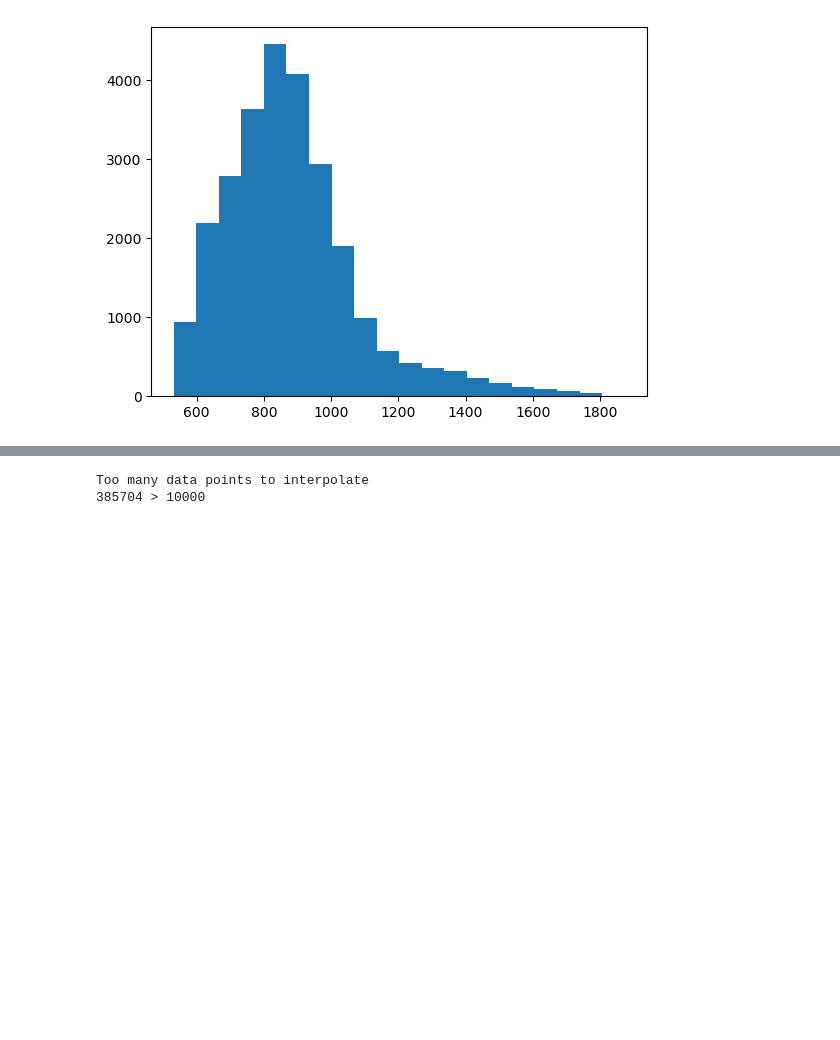
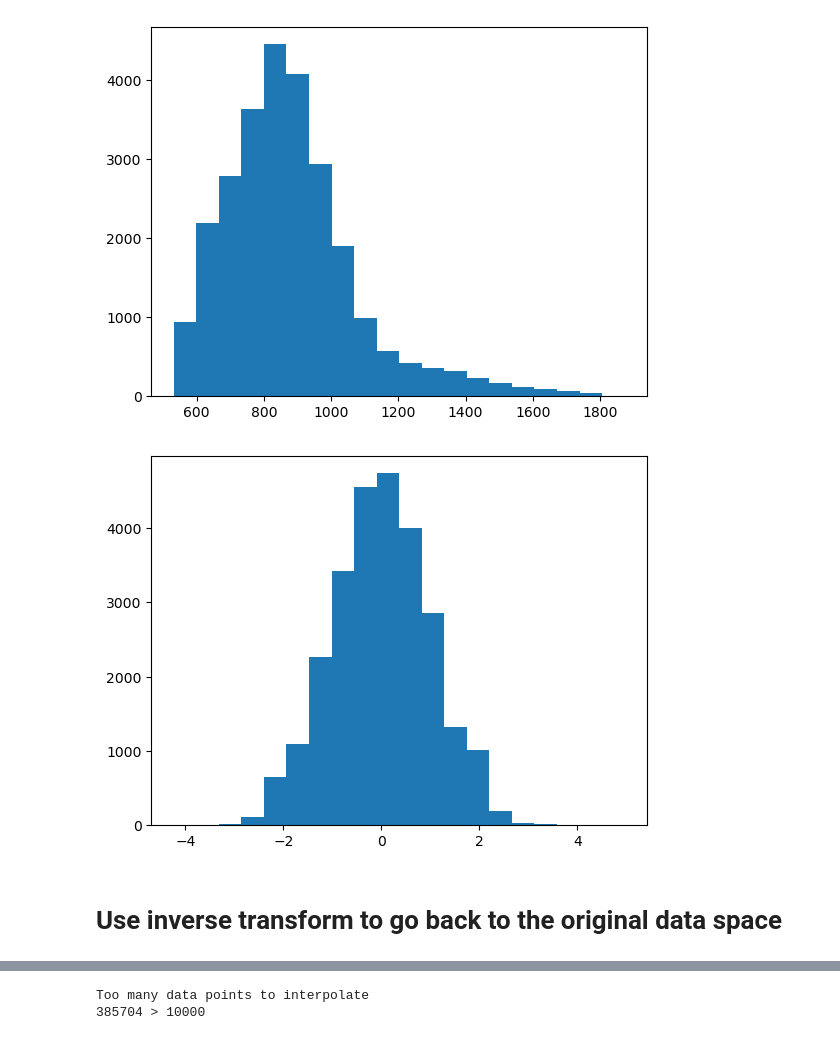
Before and after one commit to cvxgrp/spcqe, a Jupyter notebook: notebooks/transform_notes.ipynb, the cells around one changed output, grey strips where cells are left out. Cells and saved outputs as stored; diff of their text form; code cells hidden in the pictures; blank space fills up the shorter version.

Commit message:
reverse transform working

```diff
--- a/notebooks/transform_notes.ipynb
+++ b/notebooks/transform_notes.ipynb
@@ -111,3 +107,9 @@ plt.xticks(rotation=45);
 plt.hist(y1, bins=20);
 # %% [output]
 [figure]
+# %%
+plt.hist(x1[np.abs(x1) < 5], bins=20);
+# %% [output]
+[figure, added]
+# %% [markdown]
+# Use inverse transform to go back to the original data space
```
Also changed, not shown: parts of 7 cells of this notebook, 1 other file.
